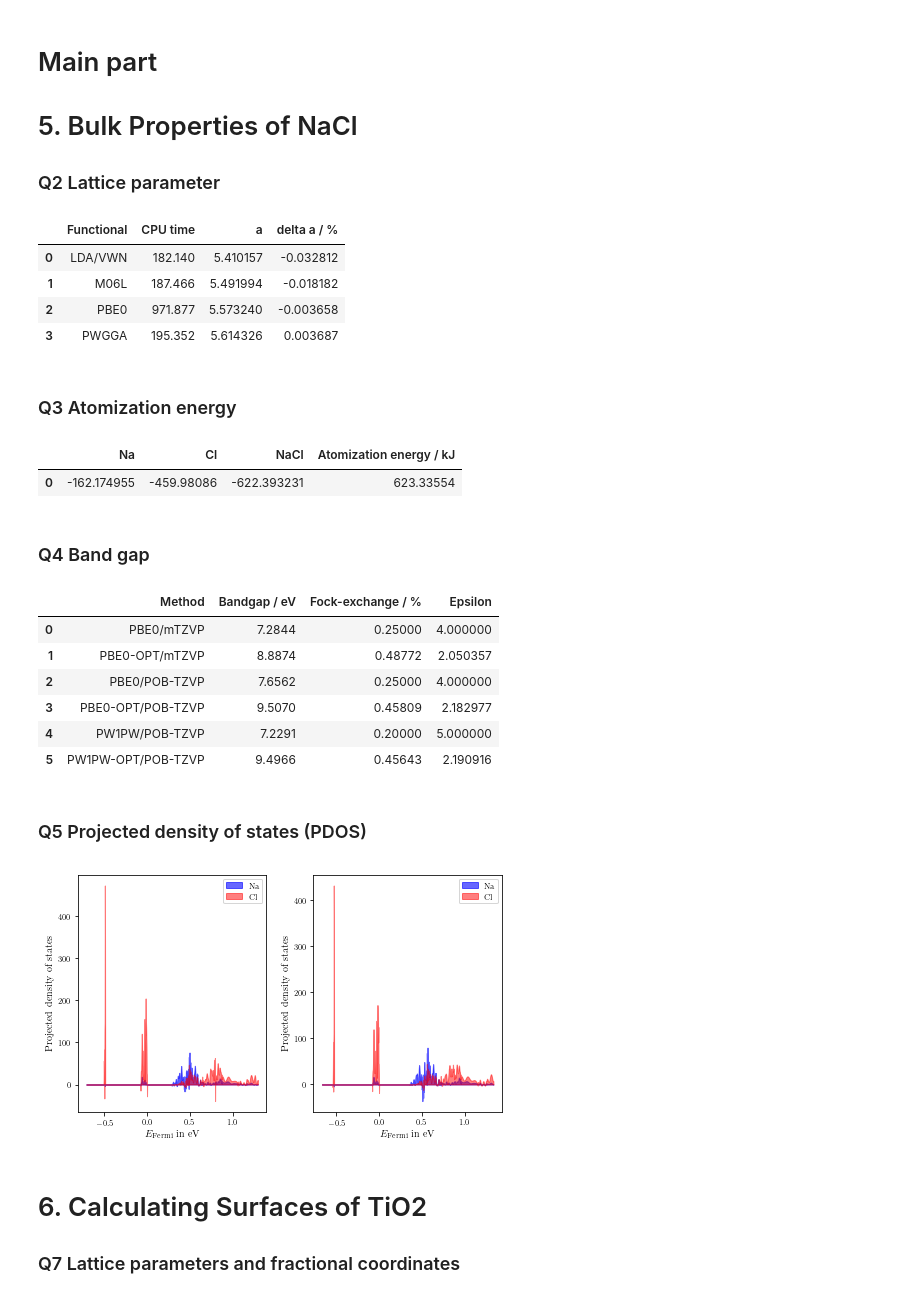
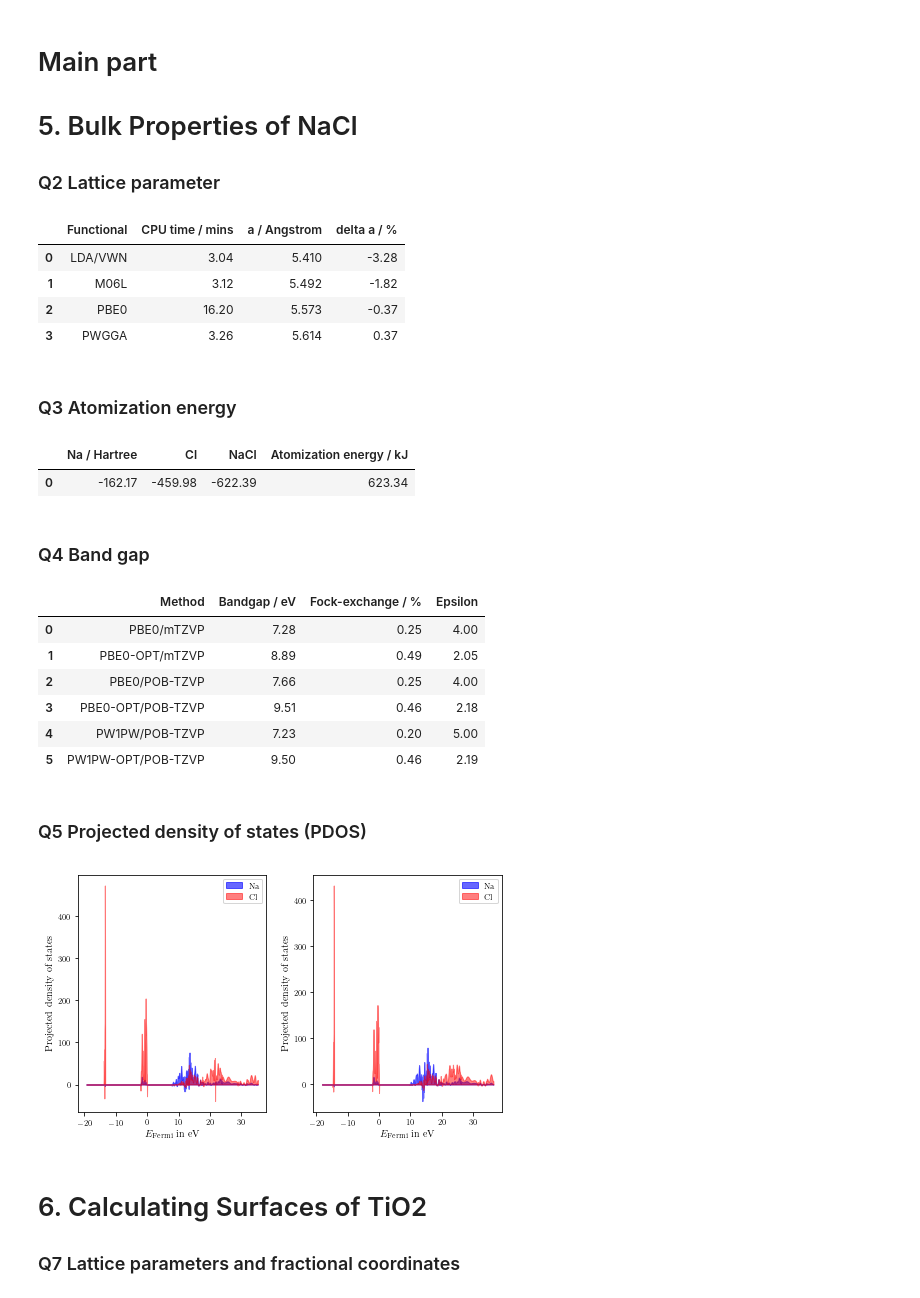
Before and after one commit to tomfroembgen/WP12, a Jupyter notebook: 3_bredow/wp12_3.ipynb, the cells around one changed output. Saved outputs shown, nothing was run; the diff lists cells and outputs as text; code cells hidden in the pictures.

```diff
--- a/3_bredow/wp12_3.ipynb
+++ b/3_bredow/wp12_3.ipynb
@@ -146,16 +146,16 @@ for i, file in enumerate(flist):
     with open(file) as f:
         for j, line in enumerate(f):
             if "    TOTAL CPU TIME =" in line:
-                time = float(line.split()[4])
+                time = float(line.split()[4]) / 60
             if "         A              B              C           ALPHA      BETA       GAMMA" in line:
                 a = float(next(f).split()[0])
-                a_dev = (a / a_exp) - 1
+                a_dev = ((a / a_exp) - 1) * 100
 
     func = str(file.parent).split("/")[2]
     method = func.upper().replace("_", "/")
-    data.append([method, time, a, a_dev])
+    data.append([method, round(time, 2), round(a, 3), round(a_dev, 2)])
 
-cols = ["Functional", "CPU time", "a", "delta a / %"]
+cols = ["Functional", "CPU time / mins", "a / Angstrom", "delta a / %"]
 df = pd.DataFrame(columns=cols, data=data)
 display(df)
 
@@ -163,11 +163,11 @@ display(df)
 save_loc = os.path.join(os.path.realpath("."), "ex1/nacl-relax.csv")
 df.to_csv(save_loc, index=False)
 # %% [output]
-|  | Functional | CPU time | a | delta a / % |
-| 0 | LDA/VWN | 182.140 | 5.410157 | -0.032812 |
-| 1 | M06L | 187.466 | 5.491994 | -0.018182 |
-| 2 | PBE0 | 971.877 | 5.573240 | -0.003658 |
-| 3 | PWGGA | 195.352 | 5.614326 | 0.003687 |
+|  | Functional | CPU time / mins | a / Angstrom | delta a / % |
+| 0 | LDA/VWN | 3.04 | 5.410 | -3.28 |
+| 1 | M06L | 3.12 | 5.492 | -1.82 |
+| 2 | PBE0 | 16.20 | 5.573 | -0.37 |
+| 3 | PWGGA | 3.26 | 5.614 | 0.37 |
 # %% [markdown]
 ### Q3 Atomization energy
 # %%
@@ -191,12 +191,12 @@ with open(file) as f:
 
 e_atom = e_na + e_cl - e_nacl
 data = []
-data.append([e_na, e_cl, e_nacl, e_atom * eh2kj])
-df = pd.DataFrame(columns=["Na", "Cl", "NaCl", "Atomization energy / kJ"], data=data)
+data.append([round(e_na, 2), round(e_cl, 2), round(e_nacl, 2), round(e_atom * eh2kj,2)])
+df = pd.DataFrame(columns=["Na / Hartree", "Cl", "NaCl", "Atomization energy / kJ"], data=data)
 display(df)
 # %% [output]
-|  | Na | Cl | NaCl | Atomization energy / kJ |
-| 0 | -162.174955 | -459.98086 | -622.393231 | 623.33554 |
+|  | Na / Hartree | Cl | NaCl | Atomization energy / kJ |
+| 0 | -162.17 | -459.98 | -622.39 | 623.34 |
 # %% [markdown]
 ### Q4 Band gap
 # %%
@@ -226,7 +226,7 @@ for i, file in enumerate(flist):
     func = str(file.parent).split("/")[3]
     bas = str(file.parent).split("/")[2]
     method = func.upper()+"/"+bas.upper().replace("M", "m")
-    data.append([method, bandgap, alpha, epsilon])
+    data.append([method, round(bandgap,2), round(alpha,2), round(epsilon,2)])
 
 cols = ["Method", "Bandgap / eV", "Fock-exchange / %", "Epsilon"]
 df = pd.DataFrame(columns=cols, data=data)
@@ -237,46 +237,47 @@ save_loc = os.path.join(os.path.realpath("."), "ex1/nacl-bandgaps.csv")
 df.to_csv(save_loc, index=False)
 # %% [output]
 |  | Method | Bandgap / eV | Fock-exchange / % | Epsilon |
-| 0 | PBE0/mTZVP | 7.2844 | 0.25000 | 4.000000 |
-| 1 | PBE0-OPT/mTZVP | 8.8874 | 0.48772 | 2.050357 |
-| 2 | PBE0/POB-TZVP | 7.6562 | 0.25000 | 4.000000 |
-| 3 | PBE0-OPT/POB-TZVP | 9.5070 | 0.45809 | 2.182977 |
-| 4 | PW1PW/POB-TZVP | 7.2291 | 0.20000 | 5.000000 |
-| 5 | PW1PW-OPT/POB-TZVP | 9.4966 | 0.45643 | 2.190916 |
+| 0 | PBE0/mTZVP | 7.28 | 0.25 | 4.00 |
+| 1 | PBE0-OPT/mTZVP | 8.89 | 0.49 | 2.05 |
+| 2 | PBE0/POB-TZVP | 7.66 | 0.25 | 4.00 |
+| 3 | PBE0-OPT/POB-TZVP | 9.51 | 0.46 | 2.18 |
+| 4 | PW1PW/POB-TZVP | 7.23 | 0.20 | 5.00 |
+| 5 | PW1PW-OPT/POB-TZVP | 9.50 | 0.46 | 2.19 |
 # %% [markdown]
 ### Q5 Projected density of states (PDOS)
 # %%
 std = pd.read_csv("./ex1/dos/stand/DOSS.DAT", delim_whitespace=True)
 opt = pd.read_csv("./ex1/dos/optimal/DOSS.DAT", delim_whitespace=True)
 
 num_vert_plots = 1
 num_hor_plots = 2
 fig, ax = plt.subplots(num_vert_plots, num_hor_plots, figsize=(fig_width, fig_height))
 
-x_std = std["EFERMI(Eh)"]
-x_opt = opt["EFERMI(Eh)"]
+x_std = std["EFERMI(Eh)"] * eh2ev
+x_opt = opt["EFERMI(Eh)"] * eh2ev
 names = ["Na", "Cl"]
 colors = ["b", "r"]
 alphas = [0.6, 0.5]
 for i, name in enumerate(names):
       y = std[name]
       ax[0].fill_between(x_std, y, color=colors[i], alpha=alphas[i], label=names[i])
       ax[0].set_xlabel(r"$E_\mathrm{Fermi}$ in eV")
       ax[0].set_ylabel(r"Projected density of states")
+      #ax[0].set_xlim(-3,35)
       ax[0].legend(loc="best", fancybox=True)
 
 for i, name in enumerate(names):
       y = opt[name]
       ax[1].fill_between(x_opt, y, color=colors[i], alpha=alphas[i], label=names[i])
       ax[1].set_xlabel(r"$E_\mathrm{Fermi}$ in eV")
       ax[1].set_ylabel(r"Projected density of states")
       ax[1].legend(loc="best", fancybox=True)
 
 fig.tight_layout()
 save_plot_as_pgf(fig, "protocol/Graphen/pdos.pgf")
 plt.show()
 # %% [output]
-[figure, old version]
+[figure, new version]
 # %% [markdown]
 # 6. Calculating Surfaces of TiO2
 ### Q7 Lattice parameters and fractional coordinates
```
Also changed, not shown: parts of 7 cells of this notebook, 14 other files.
